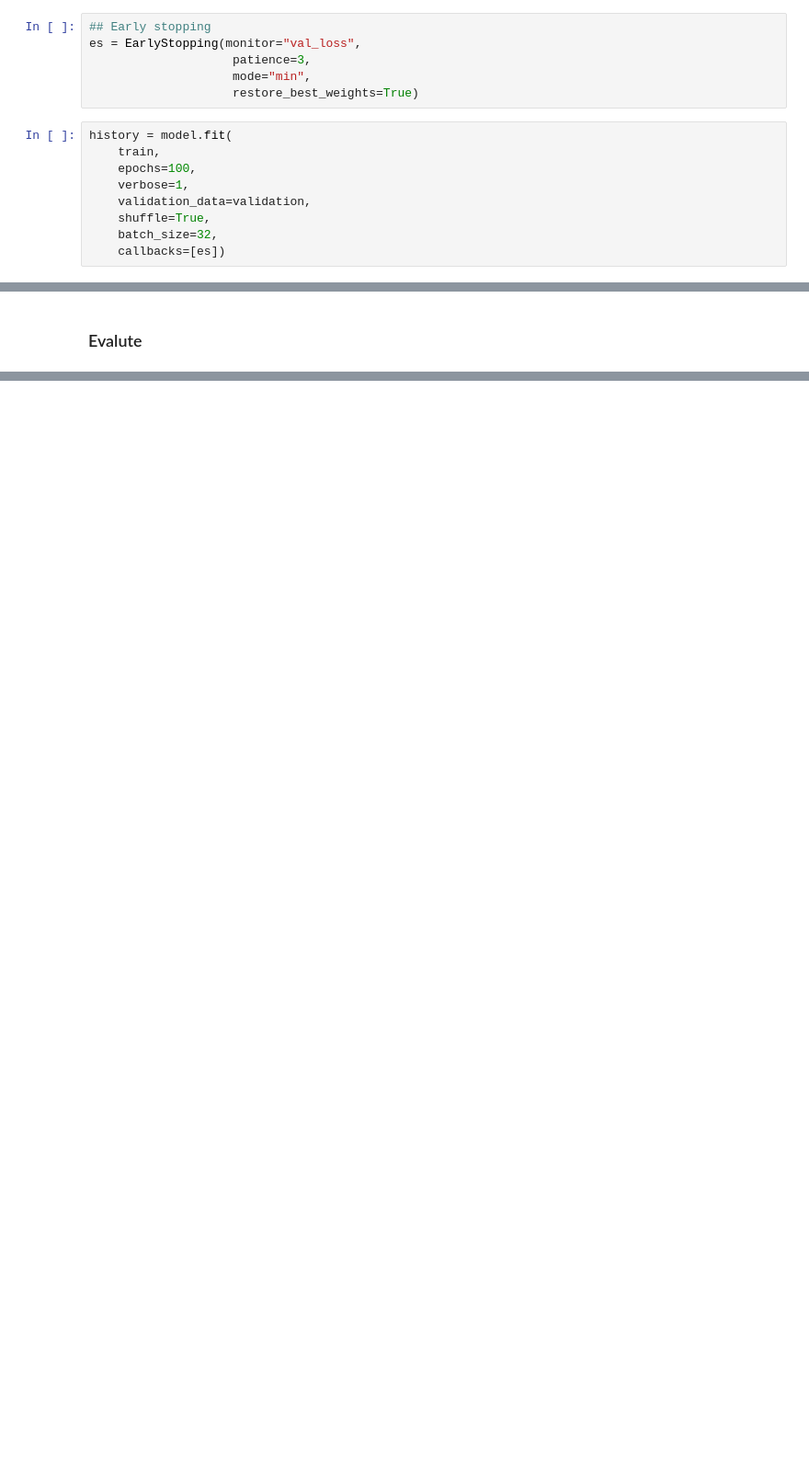
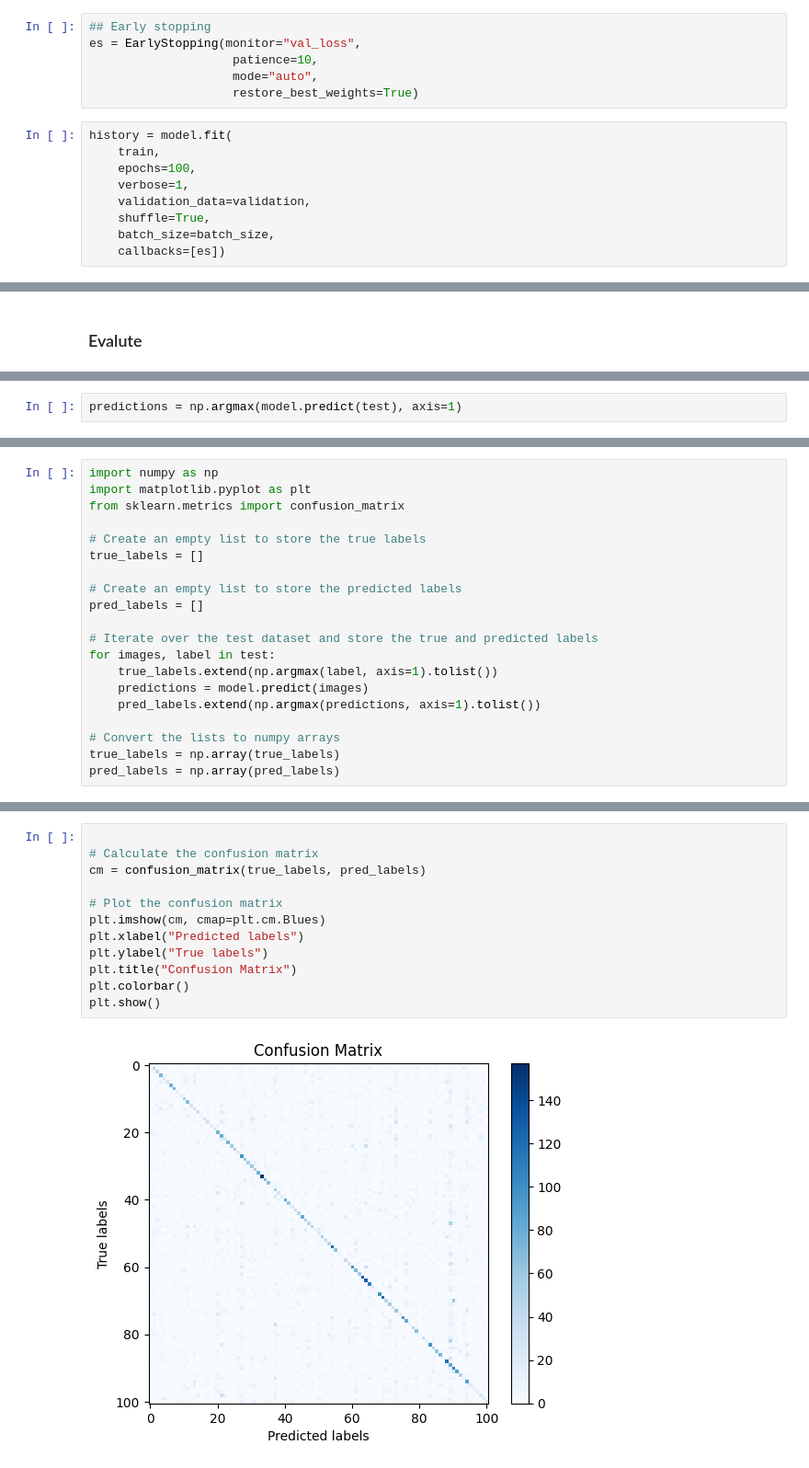
Before and after one commit to wroby/foodE, a Jupyter notebook: notebooks/wroby.ipynb, the cells around one changed output, grey strips where cells are left out. Shown at 92% size. Drawn from its saved outputs; the diff is of its cells as text; blank space fills up the shorter version.

```diff
--- a/notebooks/wroby.ipynb
+++ b/notebooks/wroby.ipynb
@@ -181,8 +187,8 @@ model.compile(
 # %%
 ## Early stopping
 es = EarlyStopping(monitor="val_loss",
-                    patience=3,
-                    mode="min",
+                    patience=10,
+                    mode="auto",
                     restore_best_weights=True)
 # %%
 history = model.fit(
@@ -191,7 +197,7 @@ history = model.fit(
     verbose=1,
     validation_data=validation,
     shuffle=True,
-    batch_size=32,
+    batch_size=batch_size,
     callbacks=[es])
 # %% [output]
 Epoch 1/100
@@ -203,0 +230,2 @@ print("Test Accuracy: {:.2f}%".format(results[1] * 100))
+# %%
+predictions = np.argmax(model.predict(test), axis=1)
@@ -203,0 +241,20 @@ print("Test Accuracy: {:.2f}%".format(results[1] * 100))
+# %%
+import numpy as np
+import matplotlib.pyplot as plt
+from sklearn.metrics import confusion_matrix
+
+# Create an empty list to store the true labels
+true_labels = []
+
+# Create an empty list to store the predicted labels
+pred_labels = []
+
+# Iterate over the test dataset and store the true and predicted labels
+for images, label in test:
+    true_labels.extend(np.argmax(label, axis=1).tolist())
+    predictions = model.predict(images)
+    pred_labels.extend(np.argmax(predictions, axis=1).tolist())
+
+# Convert the lists to numpy arrays
+true_labels = np.array(true_labels)
+pred_labels = np.array(pred_labels)
@@ -203,0 +281,14 @@ print("Test Accuracy: {:.2f}%".format(results[1] * 100))
+# %%
+
+# Calculate the confusion matrix
+cm = confusion_matrix(true_labels, pred_labels)
+
+# Plot the confusion matrix
+plt.imshow(cm, cmap=plt.cm.Blues)
+plt.xlabel("Predicted labels")
+plt.ylabel("True labels")
+plt.title("Confusion Matrix")
+plt.colorbar()
+plt.show()
+# %% [output]
+[figure, added]
```
Also changed, not shown: parts of 27 cells of this notebook.
